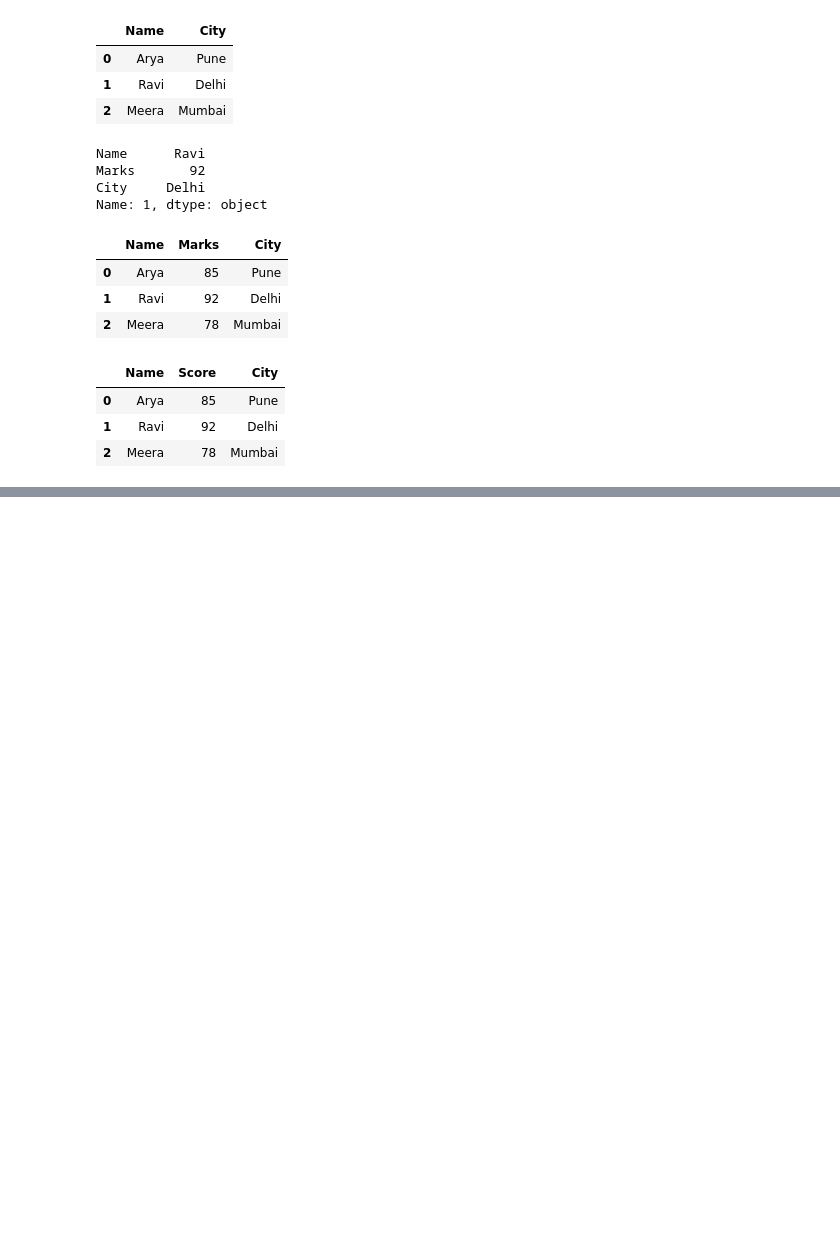
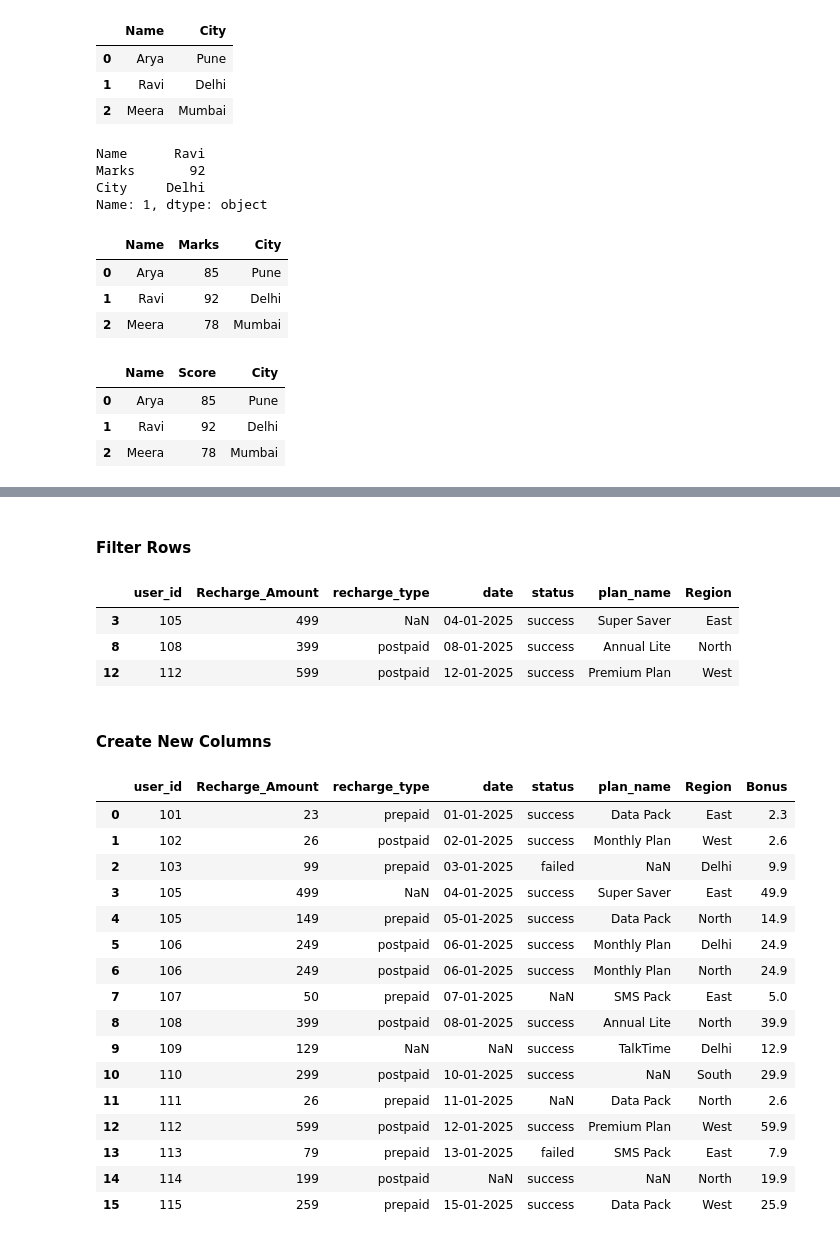
Before and after one commit to VedashreeTukrul/Machine_Learning, a Jupyter notebook: machine_learning_basics/pandas.ipynb, the cells around one changed output, grey strips where cells are left out. Saved outputs shown, nothing was run; the diff lists cells and outputs as text; code cells hidden in the pictures; blank space fills up the shorter version.

```diff
--- a/machine_learning_basics/pandas.ipynb
+++ b/machine_learning_basics/pandas.ipynb
@@ -126,0 +390,32 @@ df
+# %% [markdown]
+#### Filter Rows
+# %%
+df[df['Recharge_Amount'] > 300] # High-value recharges
+# %% [output]
+|  | user_id | Recharge_Amount | recharge_type | date | status | plan_name | Region |
+| 3 | 105 | 499 | NaN | 04-01-2025 | success | Super Saver | East |
+| 8 | 108 | 399 | postpaid | 08-01-2025 | success | Annual Lite | North |
+| 12 | 112 | 599 | postpaid | 12-01-2025 | success | Premium Plan | West |
+# %% [markdown]
+#### Create New Columns
+# %%
+df['Bonus'] = df['Recharge_Amount'] * 0.10
+df
+# %% [output]
+|  | user_id | Recharge_Amount | recharge_type | date | status | plan_name | Region | Bonus |
+| 0 | 101 | 23 | prepaid | 01-01-2025 | success | Data Pack | East | 2.3 |
+| 1 | 102 | 26 | postpaid | 02-01-2025 | success | Monthly Plan | West | 2.6 |
+| 2 | 103 | 99 | prepaid | 03-01-2025 | failed | NaN | Delhi | 9.9 |
+| 3 | 105 | 499 | NaN | 04-01-2025 | success | Super Saver | East | 49.9 |
+| 4 | 105 | 149 | prepaid | 05-01-2025 | success | Data Pack | North | 14.9 |
+| 5 | 106 | 249 | postpaid | 06-01-2025 | success | Monthly Plan | Delhi | 24.9 |
+| 6 | 106 | 249 | postpaid | 06-01-2025 | success | Monthly Plan | North | 24.9 |
+| 7 | 107 | 50 | prepaid | 07-01-2025 | NaN | SMS Pack | East | 5.0 |
+| 8 | 108 | 399 | postpaid | 08-01-2025 | success | Annual Lite | North | 39.9 |
+| 9 | 109 | 129 | NaN | NaN | success | TalkTime | Delhi | 12.9 |
+| 10 | 110 | 299 | postpaid | 10-01-2025 | success | NaN | South | 29.9 |
+| 11 | 111 | 26 | prepaid | 11-01-2025 | NaN | Data Pack | North | 2.6 |
+| 12 | 112 | 599 | postpaid | 12-01-2025 | success | Premium Plan | West | 59.9 |
+| 13 | 113 | 79 | prepaid | 13-01-2025 | failed | SMS Pack | East | 7.9 |
+| 14 | 114 | 199 | postpaid | NaN | success | NaN | North | 19.9 |
+| 15 | 115 | 259 | prepaid | 15-01-2025 | success | Data Pack | West | 25.9 |
```
Also changed, not shown: parts of 37 cells of this notebook.
